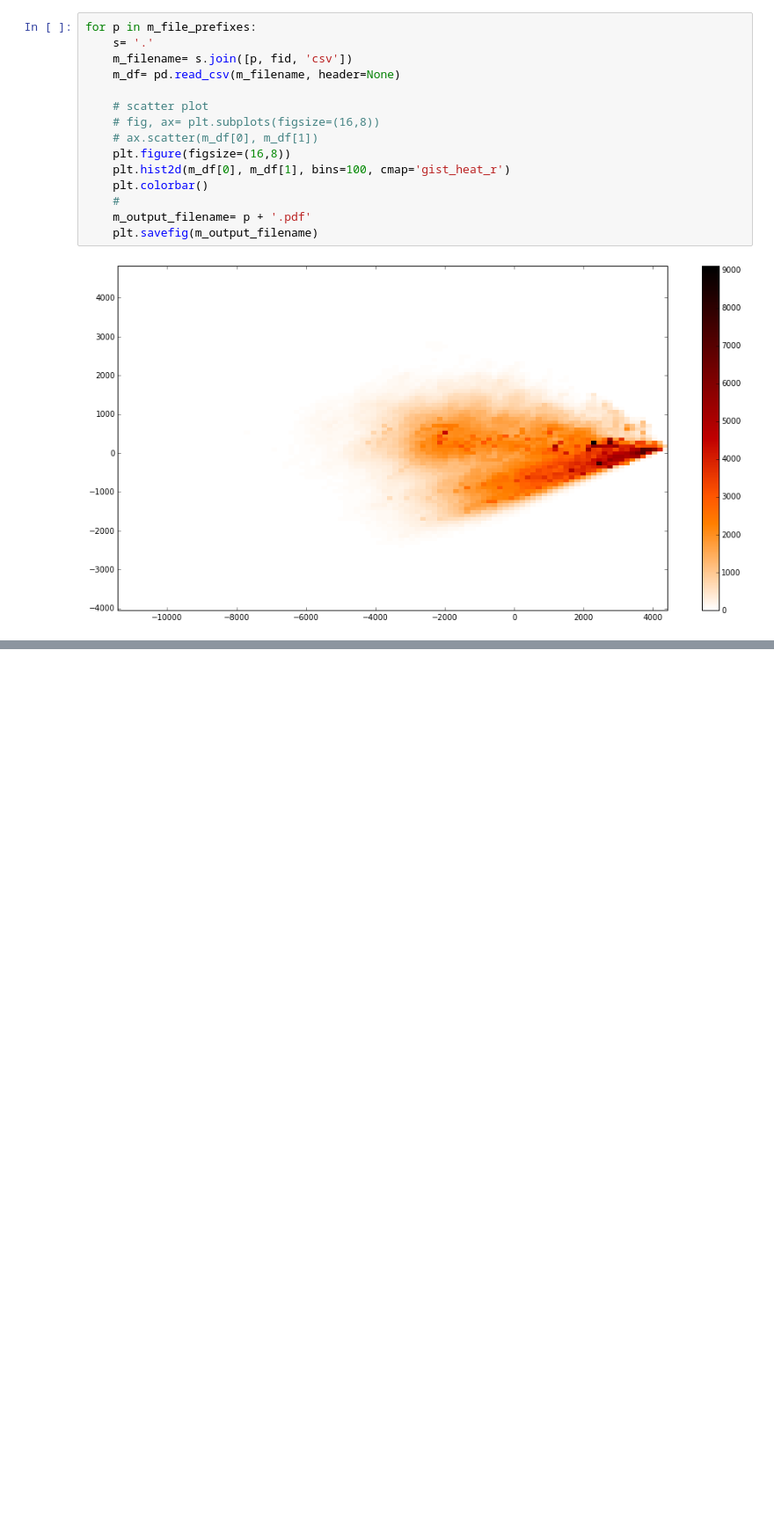
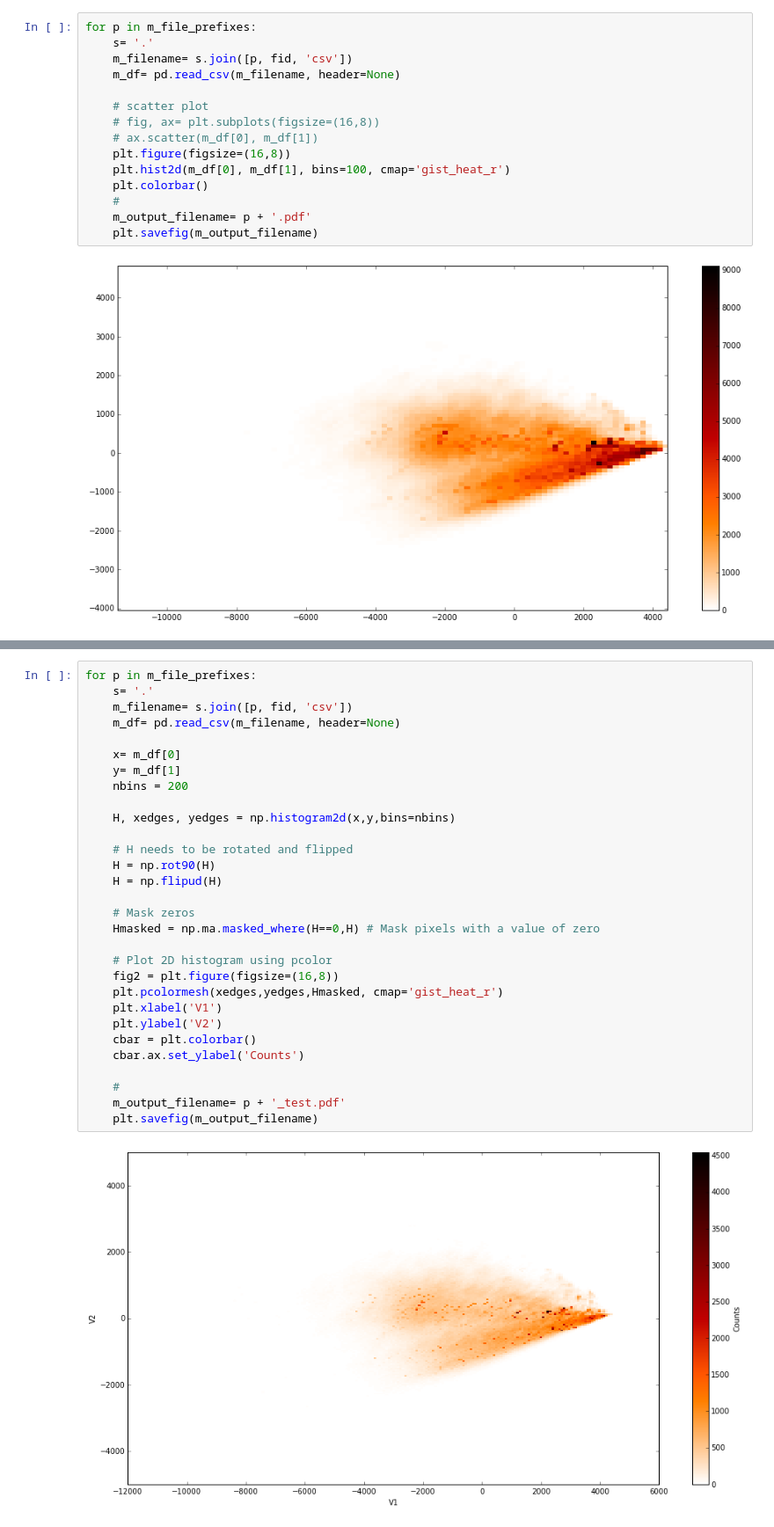
Before and after one commit to conwaywong/dse_capstone, a Jupyter notebook: ml/notebooks/SparkMLibViz_Scatter.ipynb, the cells around one changed output, grey strips where cells are left out. Shown at 88% size. Drawn from its saved outputs; the diff is of its cells as text; blank space fills up the shorter version.

```diff
--- a/ml/notebooks/SparkMLibViz_Scatter.ipynb
+++ b/ml/notebooks/SparkMLibViz_Scatter.ipynb
@@ -47,0 +46,32 @@ for p in m_file_prefixes:
+# %%
+for p in m_file_prefixes:
+    s= '.'
+    m_filename= s.join([p, fid, 'csv'])
+    m_df= pd.read_csv(m_filename, header=None)
+
+    x= m_df[0]
+    y= m_df[1]
+    nbins = 200
+
+    H, xedges, yedges = np.histogram2d(x,y,bins=nbins)
+
+    # H needs to be rotated and flipped
+    H = np.rot90(H)
+    H = np.flipud(H)
+
+    # Mask zeros
+    Hmasked = np.ma.masked_where(H==0,H) # Mask pixels with a value of zero
+
+    # Plot 2D histogram using pcolor
+    fig2 = plt.figure(figsize=(16,8))
+    plt.pcolormesh(xedges,yedges,Hmasked, cmap='gist_heat_r')
+    plt.xlabel('V1')
+    plt.ylabel('V2')
+    cbar = plt.colorbar()
+    cbar.ax.set_ylabel('Counts')
+
+    #
+    m_output_filename= p + '_test.pdf'
+    plt.savefig(m_output_filename)
+# %% [output]
+[figure, added]
```
Also changed, not shown: parts of 1 cell of this notebook, 9 other files.
